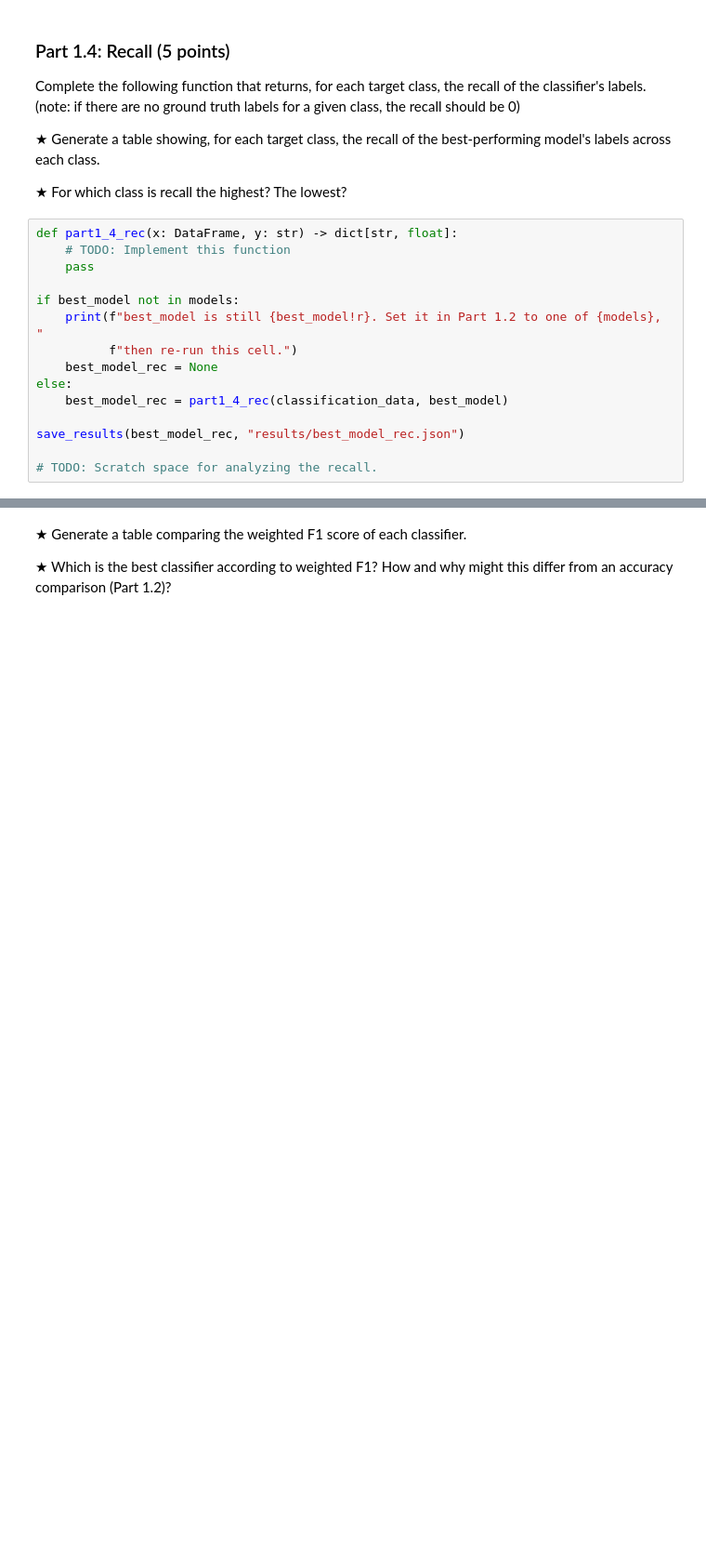
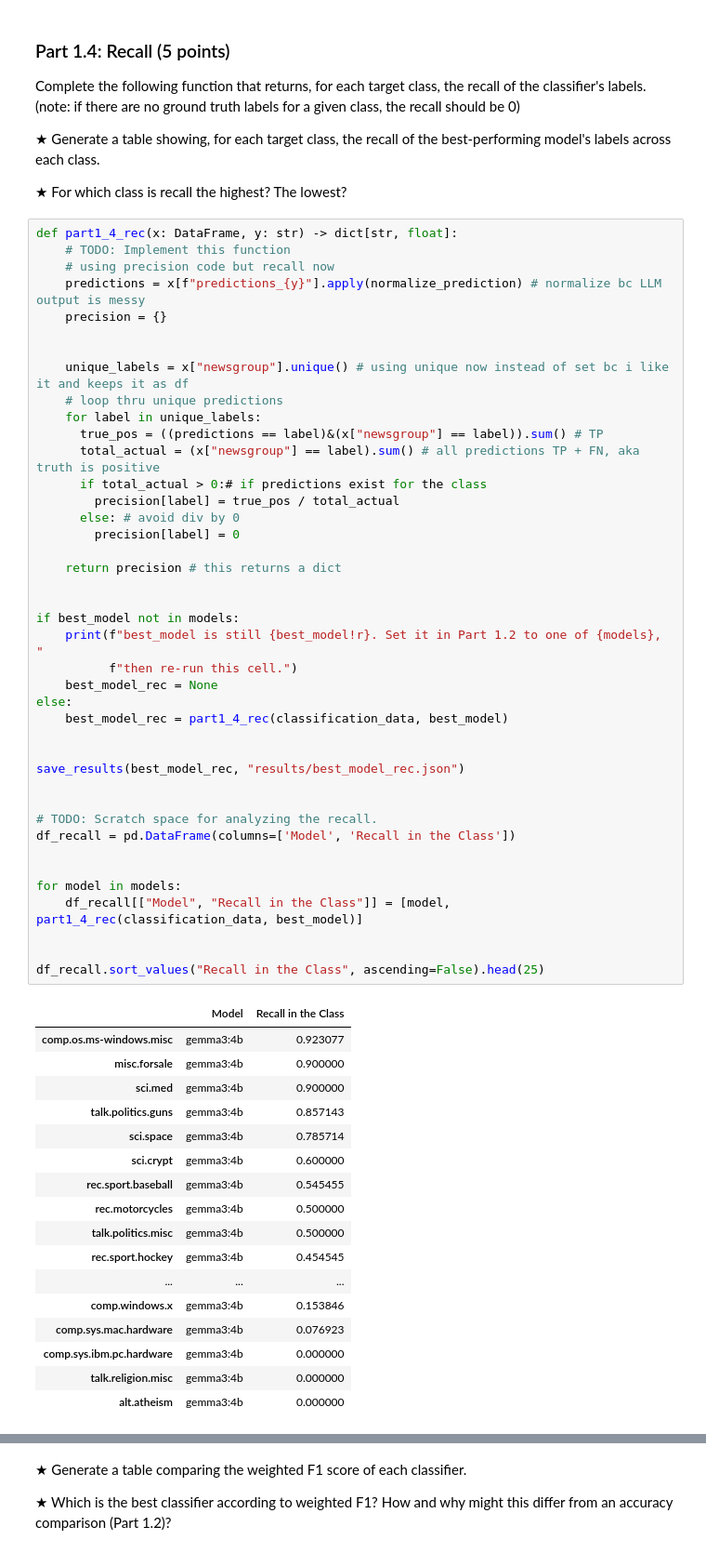
Before and after one commit to hexhannah/eecs283ahwk, a Jupyter notebook: HW1.ipynb, the cells around one changed output, grey strips where cells are left out. Shown at 93% size. Drawn from its saved outputs; the diff is of its cells as text; blank space fills up the shorter version.

```diff
--- a/HW1.ipynb
+++ b/HW1.ipynb
@@ -443,15 +584,59 @@ Complete the following function that returns, for each target class, the recall
 # %%
 def part1_4_rec(x: DataFrame, y: str) -> dict[str, float]:
     # TODO: Implement this function
-    pass
+    # using precision code but recall now
+    predictions = x[f"predictions_{y}"].apply(normalize_prediction) # normalize bc LLM output is messy
+    precision = {}
+
+
+    unique_labels = x["newsgroup"].unique() # using unique now instead of set bc i like it and keeps it as df
+    # loop thru unique predictions
+    for label in unique_labels:
+      true_pos = ((predictions == label)&(x["newsgroup"] == label)).sum() # TP
+      total_actual = (x["newsgroup"] == label).sum() # all predictions TP + FN, aka truth is positive
+      if total_actual > 0:# if predictions exist for the class
+        precision[label] = true_pos / total_actual
+      else: # avoid div by 0
+        precision[label] = 0
+
+    return precision # this returns a dict
+
 
 if best_model not in models:
     print(f"best_model is still {best_model!r}. Set it in Part 1.2 to one of {models}, "
           f"then re-run this cell.")
     best_model_rec = None
 else:
     best_model_rec = part1_4_rec(classification_data, best_model)
 
+
 save_results(best_model_rec, "results/best_model_rec.json")
 
+
 # TODO: Scratch space for analyzing the recall.
+df_recall = pd.DataFrame(columns=['Model', 'Recall in the Class'])
+
+
+for model in models:
+    df_recall[["Model", "Recall in the Class"]] = [model, part1_4_rec(classification_data, best_model)]
+
+
+df_recall.sort_values("Recall in the Class", ascending=False).head(25)
+# %% [output]
+|  | Model | Recall in the Class |
+| comp.os.ms-windows.misc | gemma3:4b | 0.923077 |
+| misc.forsale | gemma3:4b | 0.900000 |
+| sci.med | gemma3:4b | 0.900000 |
+| talk.politics.guns | gemma3:4b | 0.857143 |
+| sci.space | gemma3:4b | 0.785714 |
+| sci.crypt | gemma3:4b | 0.600000 |
+| rec.sport.baseball | gemma3:4b | 0.545455 |
+| rec.motorcycles | gemma3:4b | 0.500000 |
+| talk.politics.misc | gemma3:4b | 0.500000 |
+| rec.sport.hockey | gemma3:4b | 0.454545 |
+| ... | ... | ... |
+| comp.windows.x | gemma3:4b | 0.153846 |
+| comp.sys.mac.hardware | gemma3:4b | 0.076923 |
+| comp.sys.ibm.pc.hardware | gemma3:4b | 0.000000 |
+| talk.religion.misc | gemma3:4b | 0.000000 |
+| alt.atheism | gemma3:4b | 0.000000 |
```
Also changed, not shown: parts of 21 cells of this notebook.
